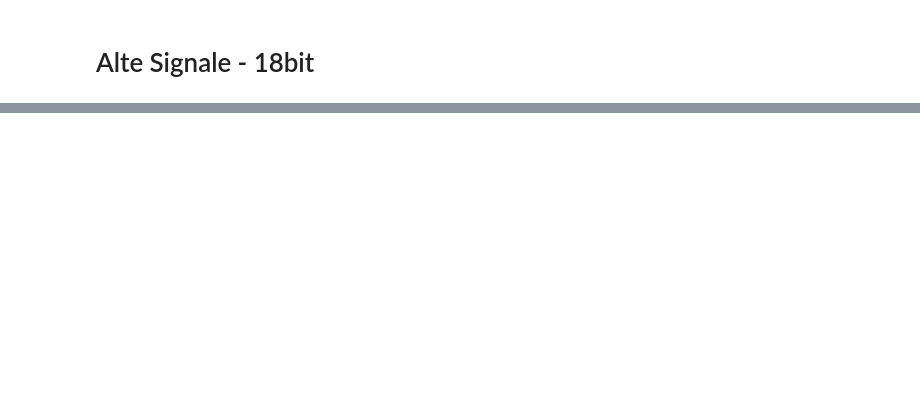
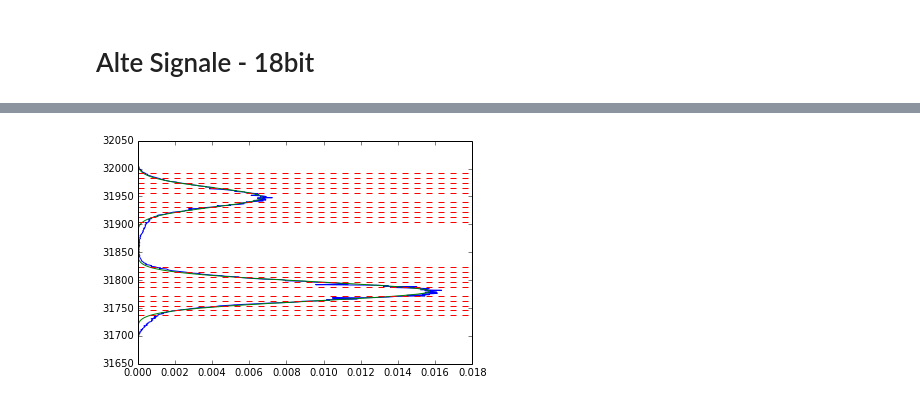
Before and after one commit to t--wagner/pycounting, a Jupyter notebook: counting.ipynb, the cells around one changed output, grey strips where cells are left out. Drawn from its saved outputs; the diff is of its cells as text; code cells hidden in the pictures; blank space fills up the shorter version.

Commit message:
Multi Classes

```diff
--- a/counting.ipynb
+++ b/counting.ipynb
@@ -305,0 +272,30 @@ ax.legend()
+# %%
+path = '/run/media/wagner/FREECOM HDD/Counting/Counting/03_g3_-0.620V/trace/*.bin'
+trace = pyc.Trace(path, 'ushort')
+# %%
+mdetector = pyc.MultiDetector(pyc.pdetector(nsigma=[0.5, 1, 1.5, 2, 2.5]))
+msignal   = pyc.MultiSignal(pyc.psignal(   nr=len(mdetector)))
+mtime0    = pyc.MultiTime(  pyc.ptime([0], nr=len(mdetector)))
+mtime1    = pyc.MultiTime(  pyc.ptime([1], nr=len(mdetector)))
+
+wlength = 500e3
+
+mdetector.system, fit, histo = pyc.fit_levels(trace[0:wlength], (0.15, 31750, 50, 0.01, 31940, 50))
+
+for window in trace.windows(wlength, nr=100):
+    mdetector.system, fit, histo = pyc.fit_levels(window, fit.parameters)
+
+    for detector, signal in izip(mdetector, msignal):
+        detector.digitize(window, signal)
+
+    for time0, time1, signal in izip(mtime0, mtime1, msignal):
+        time0.add(signal)
+        time1.add(signal)
+
+    msignal.flush()
+# %%
+histo.plot(inverted=True)
+fit.plot(histo.bins, inverted=True)
+mdetector.plot(c='red', ls='--');
+# %% [output]
+[figure, added]
```
Also changed, not shown: parts of 17 cells of this notebook, 1 other file.
